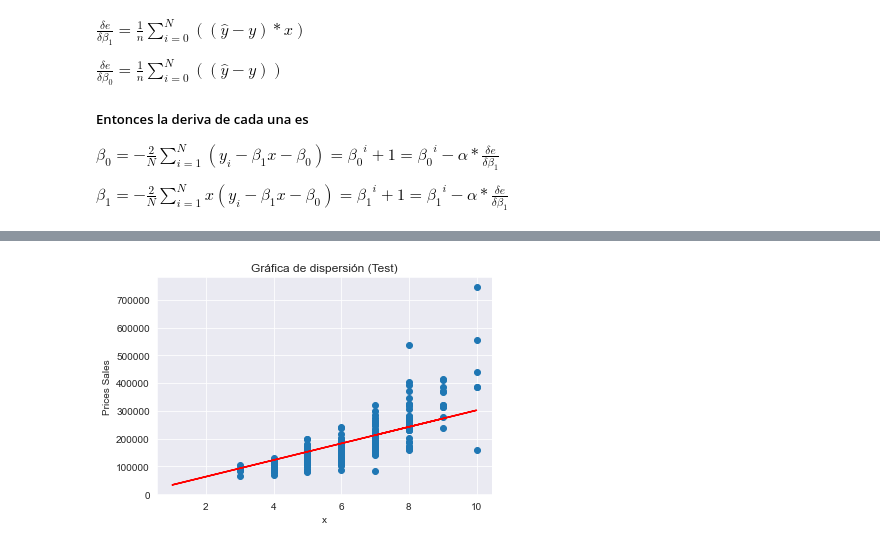
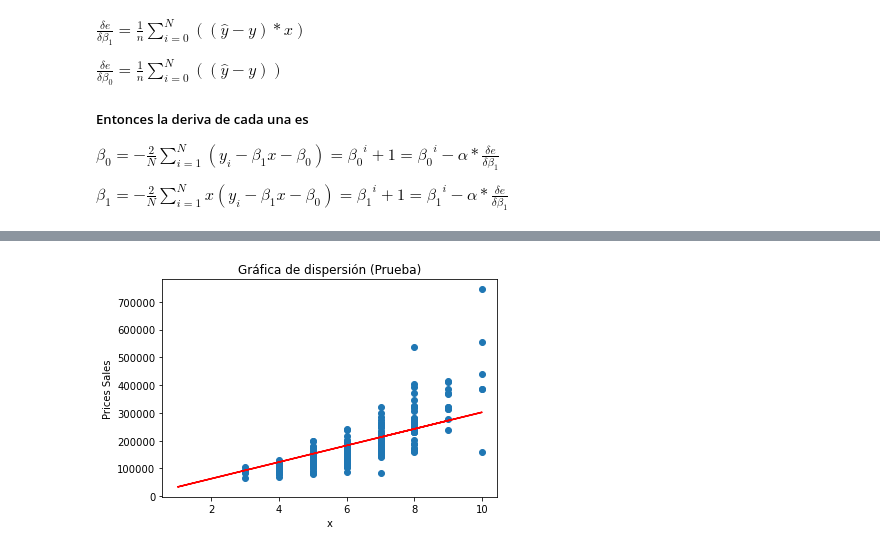
Before and after one commit to luispocon/proyecto1_regresion_lineal_programacion, a Jupyter notebook: Proyecto_1.ipynb, the cells around one changed output, grey strips where cells are left out. Saved outputs shown, nothing was run; the diff lists cells and outputs as text; code cells hidden in the pictures.

```diff
--- a/Proyecto_1.ipynb
+++ b/Proyecto_1.ipynb
@@ -301,3 +254,3 @@ def pasos(epocas_, learning_rate,iteracion_epocas , x ,y   ):
 # %%
-p = pasos(100,0.001, 10 , x = X_entrenamiento[:,0], y = y_entrenamiento[:,0] )
+p = pasos(100,0.001,20,  X_entrenamiento[:,0], y_entrenamiento[:,0] )
 # %% [output]
@@ -341,16 +290,15 @@ plt.show()
 # %%
 x_pr = x_prueba[:,0]
 y_estimada= p[0]+p[1]*x_p
 
-
 plt.scatter(x_pr,y_prueba[:,0])
 plt.plot(x_p,y_estimada,'r')
-plt.title("Gráfica de dispersión (Test)")
+plt.title("Gráfica de dispersión (Prueba)")
 plt.xlabel('x')
 plt.ylabel('Prices Sales')
 plt.show()
 # %% [output]
-[figure, old version]
+[figure, new version]
 # %%
 
 def prediccion(x_prueba):
```
Also changed, not shown: parts of 33 cells of this notebook.
